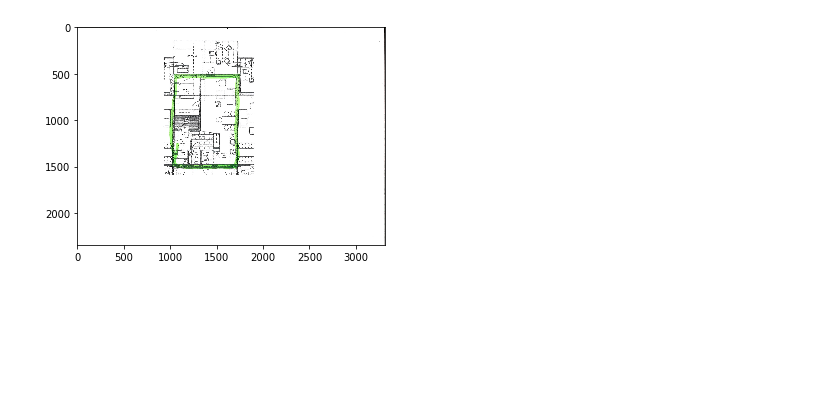
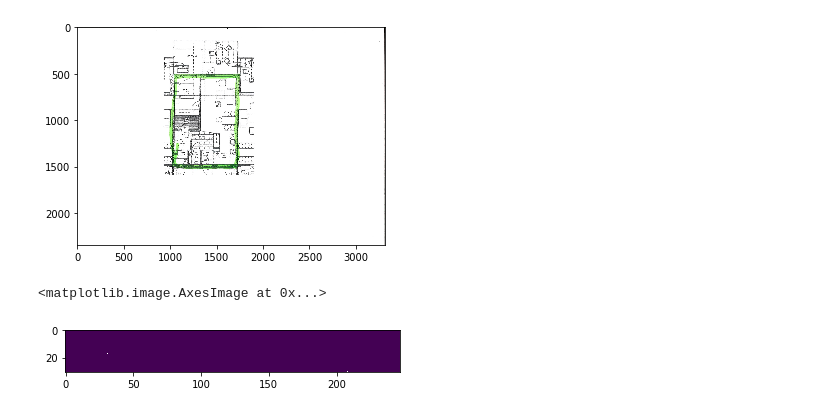
Before and after one commit to sethbilliau/objects, a Jupyter notebook: nicks_eda.ipynb, the cells around one changed output. Cells and saved outputs as stored; diff of their text form; code cells hidden in the pictures; blank space fills up the shorter version.

```diff
--- a/nicks_eda.ipynb
+++ b/nicks_eda.ipynb
@@ -29,3 +30,10 @@ plt.imshow(train[0])
 [figure]
 # %%
 # WANT SVG!!
+# %%
+im = np.frombuffer(svg2png(url='data/cubicasa5k/high_quality_architectural/6044/model.svg'))
+# %%
+plt.imshow(im.reshape(31, 247))
+# %% [output]
+<matplotlib.image.AxesImage at 0x...>
+[figure, added]
```
Also changed, not shown: parts of 1 cell of this notebook.
